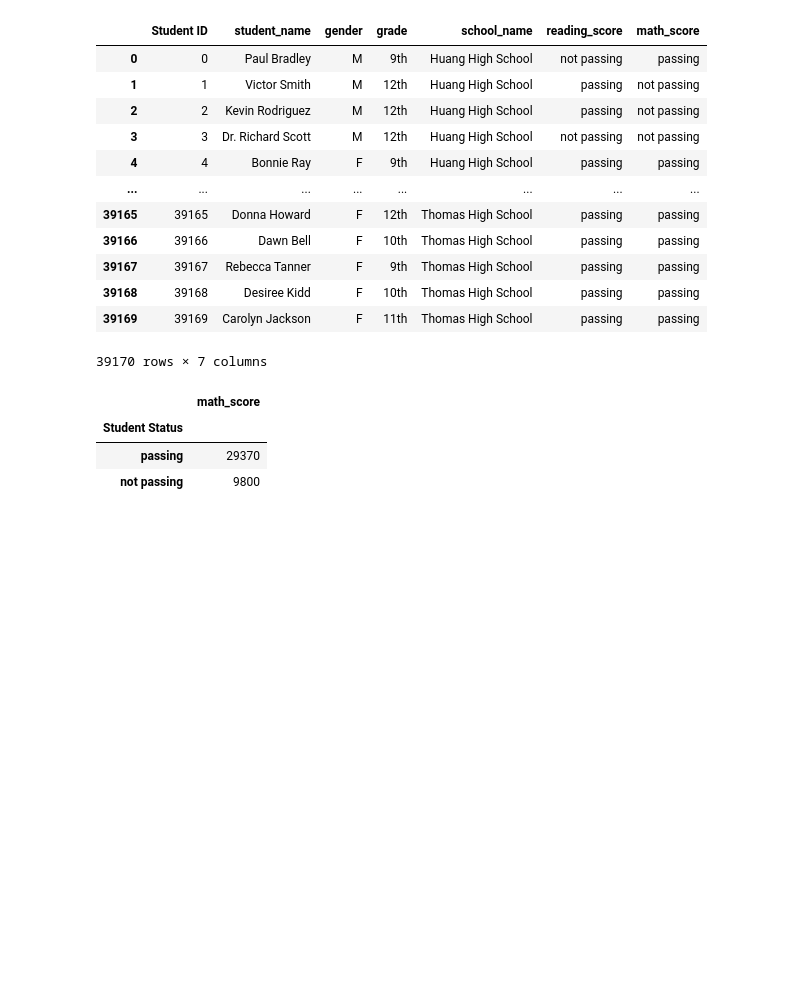
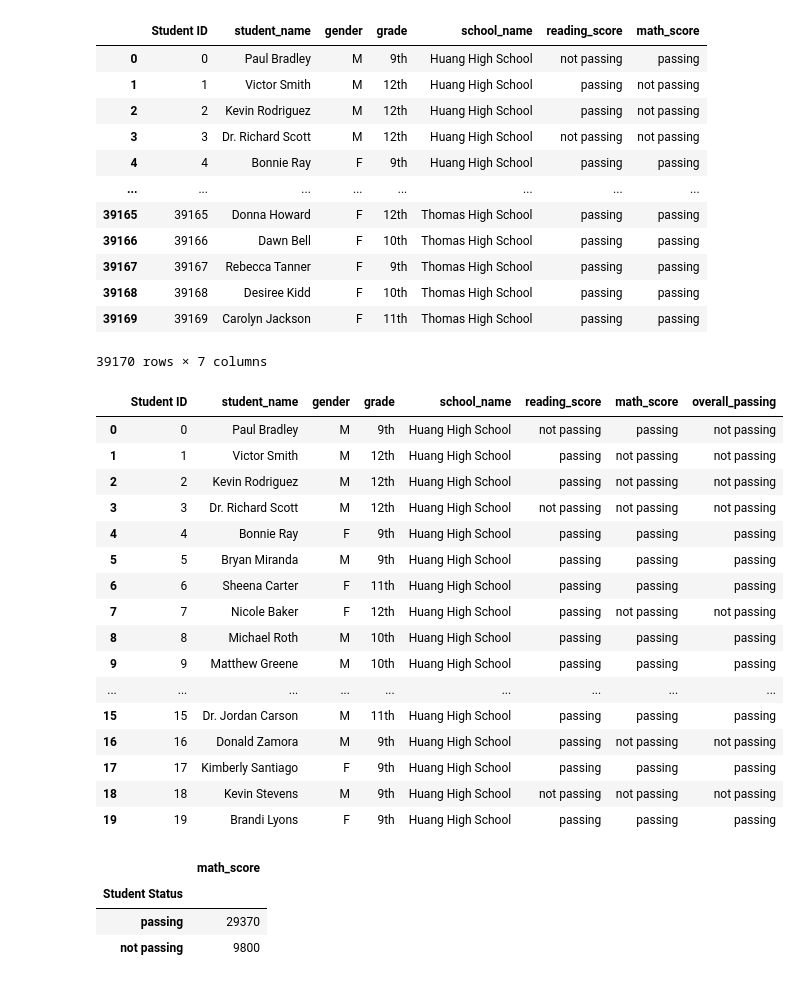
Before and after one commit to rromang/pandas-analysis, a Jupyter notebook: PyCitySchools/pycityschools.ipynb, the cells around one changed output. Cells and saved outputs as stored; diff of their text form; code cells hidden in the pictures; blank space fills up the shorter version.

```diff
--- a/PyCitySchools/pycityschools.ipynb
+++ b/PyCitySchools/pycityschools.ipynb
@@ -134,6 +114,29 @@ copy_students_df
 | 39168 | 39168 | Desiree Kidd | F | 10th | Thomas High School | passing | passing |
 | 39169 | 39169 | Carolyn Jackson | F | 11th | Thomas High School | passing | passing |
 39170 rows × 7 columns
+# %%
+conditions = [(copy_students_df['reading_score'] == 'passing') & (copy_students_df['math_score'] == 'passing'), (copy_students_df['math_score'] != 'passing')]
+choices = ['passing', 'not passing']
+copy_students_df['overall_passing'] = np.select(conditions, choices, default = 'not passing')
+copy_students_df.head(20)
+# %% [output]
+|  | Student ID | student_name | gender | grade | school_name | reading_score | math_score | overall_passing |
+| 0 | 0 | Paul Bradley | M | 9th | Huang High School | not passing | passing | not passing |
+| 1 | 1 | Victor Smith | M | 12th | Huang High School | passing | not passing | not passing |
+| 2 | 2 | Kevin Rodriguez | M | 12th | Huang High School | passing | not passing | not passing |
+| 3 | 3 | Dr. Richard Scott | M | 12th | Huang High School | not passing | not passing | not passing |
+| 4 | 4 | Bonnie Ray | F | 9th | Huang High School | passing | passing | passing |
+| 5 | 5 | Bryan Miranda | M | 9th | Huang High School | passing | passing | passing |
+| 6 | 6 | Sheena Carter | F | 11th | Huang High School | passing | passing | passing |
+| 7 | 7 | Nicole Baker | F | 12th | Huang High School | passing | not passing | not passing |
+| 8 | 8 | Michael Roth | M | 10th | Huang High School | passing | passing | passing |
+| 9 | 9 | Matthew Greene | M | 10th | Huang High School | passing | passing | passing |
+| ... | ... | ... | ... | ... | ... | ... | ... | ... |
+| 15 | 15 | Dr. Jordan Carson | M | 11th | Huang High School | passing | passing | passing |
+| 16 | 16 | Donald Zamora | M | 9th | Huang High School | passing | not passing | not passing |
+| 17 | 17 | Kimberly Santiago | F | 9th | Huang High School | passing | passing | passing |
+| 18 | 18 | Kevin Stevens | M | 9th | Huang High School | not passing | not passing | not passing |
+| 19 | 19 | Brandi Lyons | F | 9th | Huang High School | passing | passing | passing |
 # %%
 # Calculate the percentage of students with a passing reading score (70 or greater)
 math_passing = copy_students_df['math_score'].value_counts()
```
Also changed, not shown: parts of 28 cells of this notebook.
